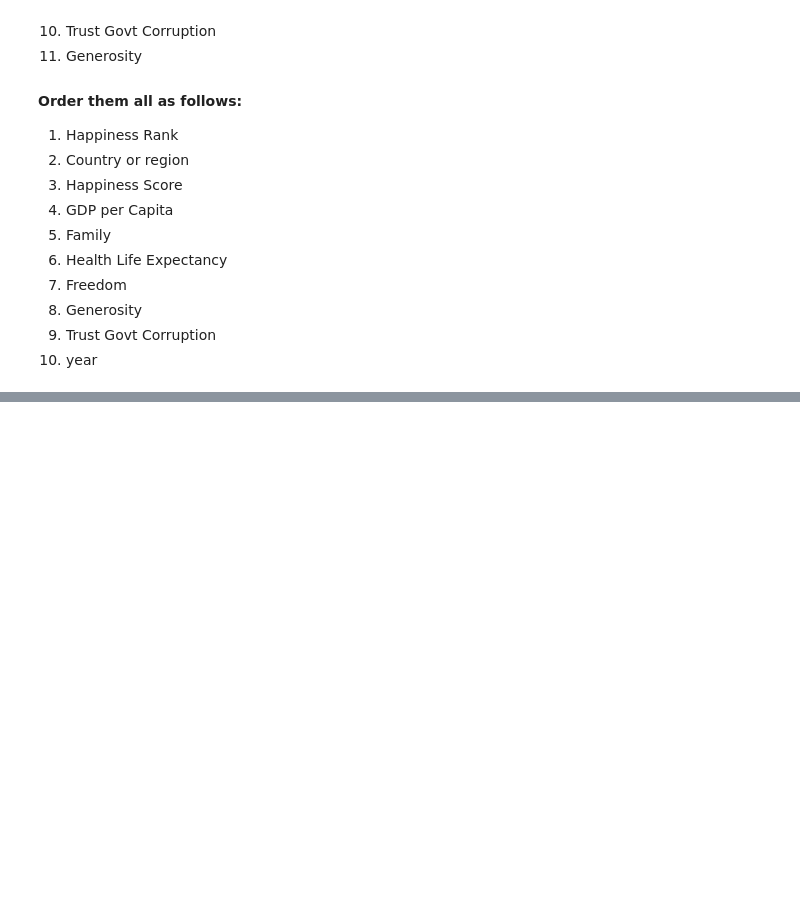
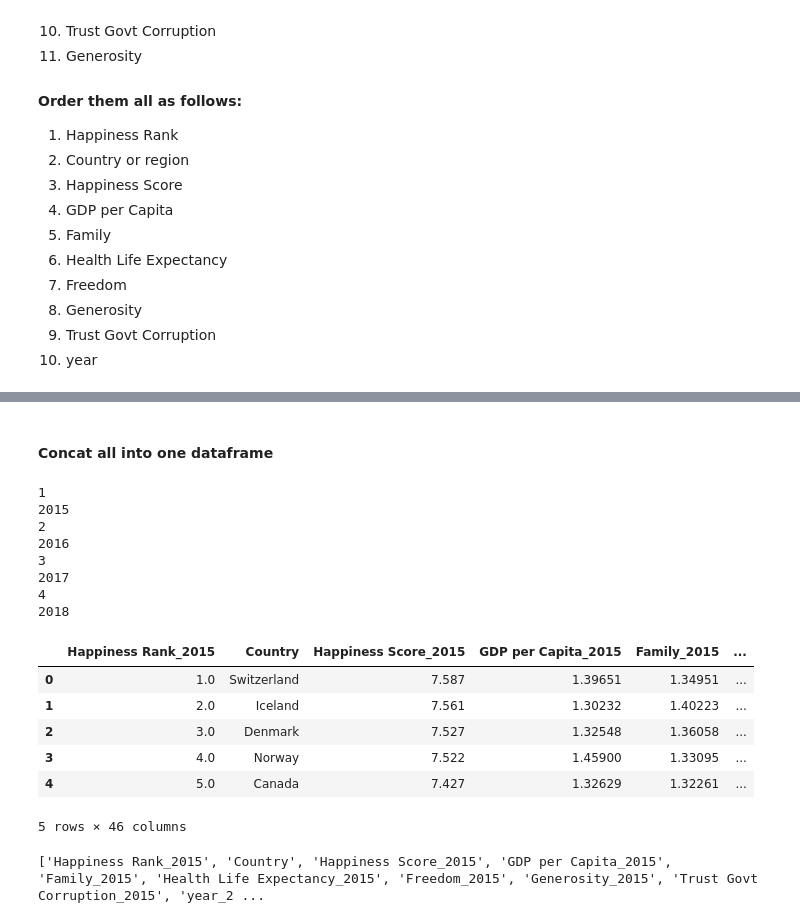
Before and after one commit to codekunoichi/learning-datascience, a Jupyter notebook: pandas/portfolio-projects/prob_6_happiness_data.ipynb, the cells around one changed output, grey strips where cells are left out. Drawn from its saved outputs; the diff is of its cells as text; code cells hidden in the pictures; blank space fills up the shorter version.

```diff
--- a/pandas/portfolio-projects/prob_6_happiness_data.ipynb
+++ b/pandas/portfolio-projects/prob_6_happiness_data.ipynb
@@ -175,3 +175,41 @@ data_2019.head()
 | 2 | 3 | Norway | 7.554 | 1.488 | 1.582 | 1.028 | 0.603 | ... |
 | 3 | 4 | Iceland | 7.494 | 1.380 | 1.624 | 1.026 | 0.591 | ... |
 | 4 | 5 | Netherlands | 7.488 | 1.396 | 1.522 | 0.999 | 0.557 | ... |
+# %% [markdown]
+#### Concat all into one dataframe
+# %%
+# List of DataFrames for each year
+data_frames = [data_2015, data_2016, data_2017, data_2018, data_2019]
+
+# Merge the DataFrames iteratively
+merged_df = data_frames[0]  # Start with the first DataFrame
+for i in range(1, len(data_frames)):
+    print(i)
+    print(str(2015 + i - 1))
+    merged_df = pd.merge(merged_df, data_frames[i], on='Country', how='outer', suffixes=('_' + str(2015 + i - 1), '_' + str(2015 + i)))
+
+merged_df.head()
+# %% [output]
+1
+2015
+2
+2016
+3
+2017
+4
+2018
+|  | Happiness Rank_2015 | Country | Happiness Score_2015 | GDP per Capita_2015 | Family_2015 | ... |
+| 0 | 1.0 | Switzerland | 7.587 | 1.39651 | 1.34951 | ... |
+| 1 | 2.0 | Iceland | 7.561 | 1.30232 | 1.40223 | ... |
+| 2 | 3.0 | Denmark | 7.527 | 1.32548 | 1.36058 | ... |
+| 3 | 4.0 | Norway | 7.522 | 1.45900 | 1.33095 | ... |
+| 4 | 5.0 | Canada | 7.427 | 1.32629 | 1.32261 | ... |
+5 rows × 46 columns
+# %%
+# Get all column headings
+column_headings = merged_df.columns.tolist()
+
+# Display the column headings
+print(column_headings)
+# %% [output]
+['Happiness Rank_2015', 'Country', 'Happiness Score_2015', 'GDP per Capita_2015', 'Family_2015', 'Health Life Expectancy_2015', 'Freedom_2015', 'Generosity_2015', 'Trust Govt Corruption_2015', 'year_2 ...
```
Also changed, not shown: parts of 8 cells of this notebook.
